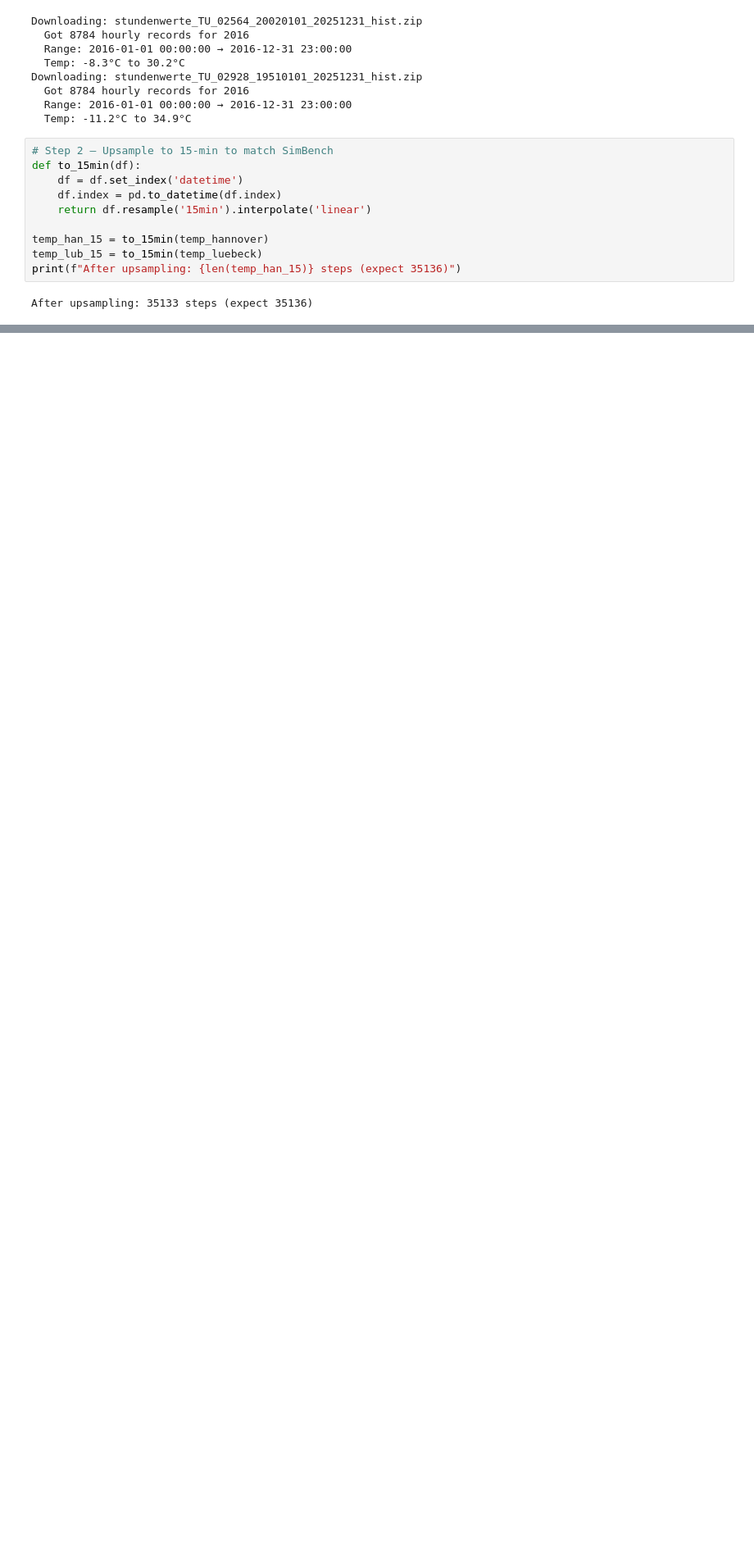
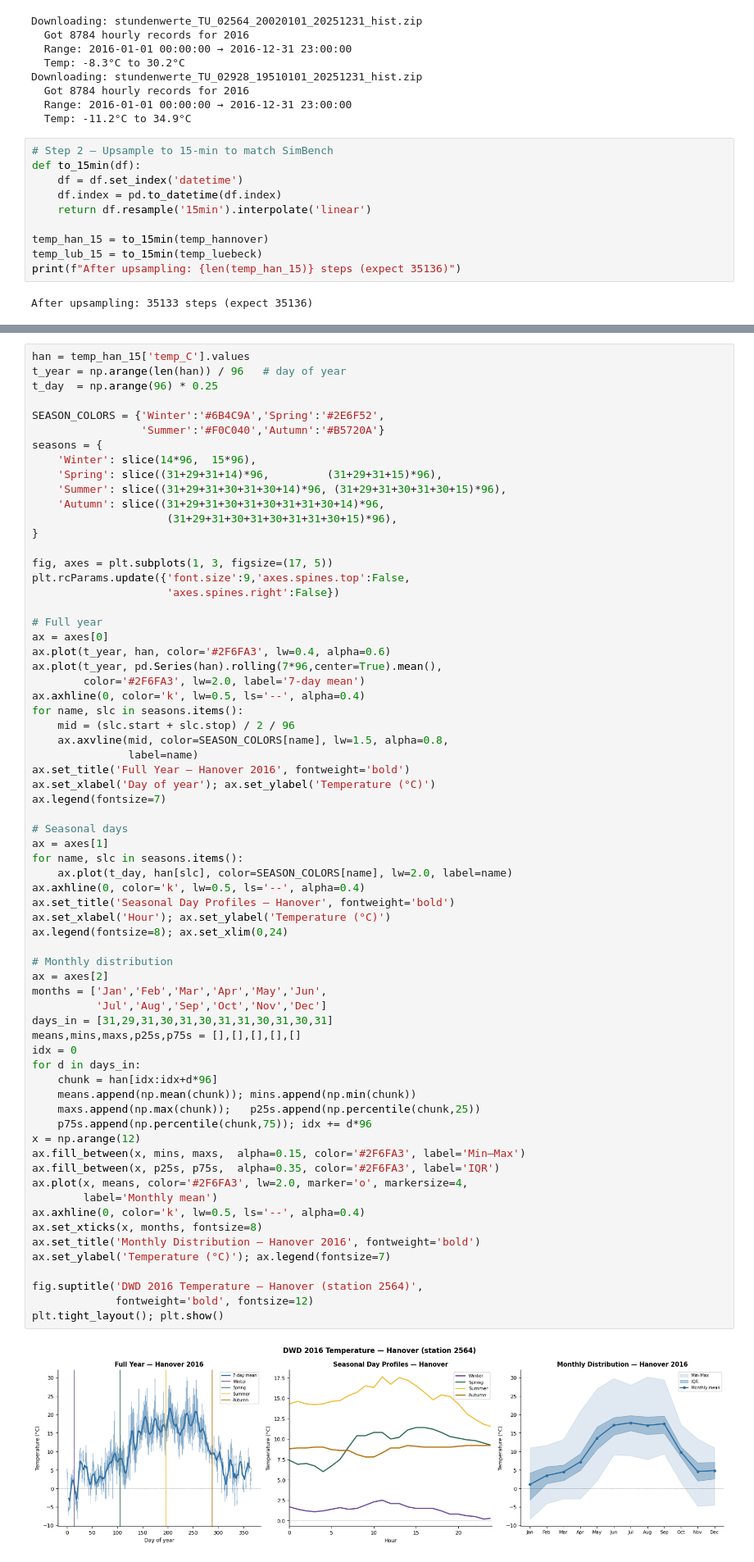
Before and after one commit to CatharinaHente/p2p-energy-trading-illustrative, a Jupyter notebook: seasonal_integration.ipynb, the cells around one changed output, grey strips where cells are left out. Shown at 82% size. Cells and saved outputs as stored; diff of their text form; blank space fills up the shorter version.

```diff
--- a/seasonal_integration.ipynb
+++ b/seasonal_integration.ipynb
@@ -112,0 +296,69 @@ After upsampling: 35133 steps (expect 35136)
+# %%
+han = temp_han_15['temp_C'].values
+t_year = np.arange(len(han)) / 96   # day of year
+t_day  = np.arange(96) * 0.25
+
+SEASON_COLORS = {'Winter':'#6B4C9A','Spring':'#2E6F52',
+                 'Summer':'#F0C040','Autumn':'#B5720A'}
+seasons = {
+    'Winter': slice(14*96,  15*96),
+    'Spring': slice((31+29+31+14)*96,         (31+29+31+15)*96),
+    'Summer': slice((31+29+31+30+31+30+14)*96, (31+29+31+30+31+30+15)*96),
+    'Autumn': slice((31+29+31+30+31+30+31+31+30+14)*96,
+                     (31+29+31+30+31+30+31+31+30+15)*96),
+}
+
+fig, axes = plt.subplots(1, 3, figsize=(17, 5))
+plt.rcParams.update({'font.size':9,'axes.spines.top':False,
+                     'axes.spines.right':False})
+
+# Full year
+ax = axes[0]
+ax.plot(t_year, han, color='#2F6FA3', lw=0.4, alpha=0.6)
+ax.plot(t_year, pd.Series(han).rolling(7*96,center=True).mean(),
+        color='#2F6FA3', lw=2.0, label='7-day mean')
+ax.axhline(0, color='k', lw=0.5, ls='--', alpha=0.4)
+for name, slc in seasons.items():
+    mid = (slc.start + slc.stop) / 2 / 96
+    ax.axvline(mid, color=SEASON_COLORS[name], lw=1.5, alpha=0.8,
+               label=name)
+ax.set_title('Full Year — Hanover 2016', fontweight='bold')
+ax.set_xlabel('Day of year'); ax.set_ylabel('Temperature (°C)')
+ax.legend(fontsize=7)
+
+# Seasonal days
+ax = axes[1]
+for name, slc in seasons.items():
+    ax.plot(t_day, han[slc], color=SEASON_COLORS[name], lw=2.0, label=name)
+ax.axhline(0, color='k', lw=0.5, ls='--', alpha=0.4)
+ax.set_title('Seasonal Day Profiles — Hanover', fontweight='bold')
+ax.set_xlabel('Hour'); ax.set_ylabel('Temperature (°C)')
+ax.legend(fontsize=8); ax.set_xlim(0,24)
+
+# Monthly distribution
+ax = axes[2]
+months = ['Jan','Feb','Mar','Apr','May','Jun',
+          'Jul','Aug','Sep','Oct','Nov','Dec']
+days_in = [31,29,31,30,31,30,31,31,30,31,30,31]
+means,mins,maxs,p25s,p75s = [],[],[],[],[]
+idx = 0
+for d in days_in:
+    chunk = han[idx:idx+d*96]
+    means.append(np.mean(chunk)); mins.append(np.min(chunk))
+    maxs.append(np.max(chunk));   p25s.append(np.percentile(chunk,25))
+    p75s.append(np.percentile(chunk,75)); idx += d*96
+x = np.arange(12)
+ax.fill_between(x, mins, maxs,  alpha=0.15, color='#2F6FA3', label='Min–Max')
+ax.fill_between(x, p25s, p75s,  alpha=0.35, color='#2F6FA3', label='IQR')
+ax.plot(x, means, color='#2F6FA3', lw=2.0, marker='o', markersize=4,
+        label='Monthly mean')
+ax.axhline(0, color='k', lw=0.5, ls='--', alpha=0.4)
+ax.set_xticks(x, months, fontsize=8)
+ax.set_title('Monthly Distribution — Hanover 2016', fontweight='bold')
+ax.set_ylabel('Temperature (°C)'); ax.legend(fontsize=7)
+
+fig.suptitle('DWD 2016 Temperature — Hanover (station 2564)',
+             fontweight='bold', fontsize=12)
+plt.tight_layout(); plt.show()
+# %% [output]
+[figure, added]
```
Also changed, not shown: parts of 8 cells of this notebook, 5 other files.
